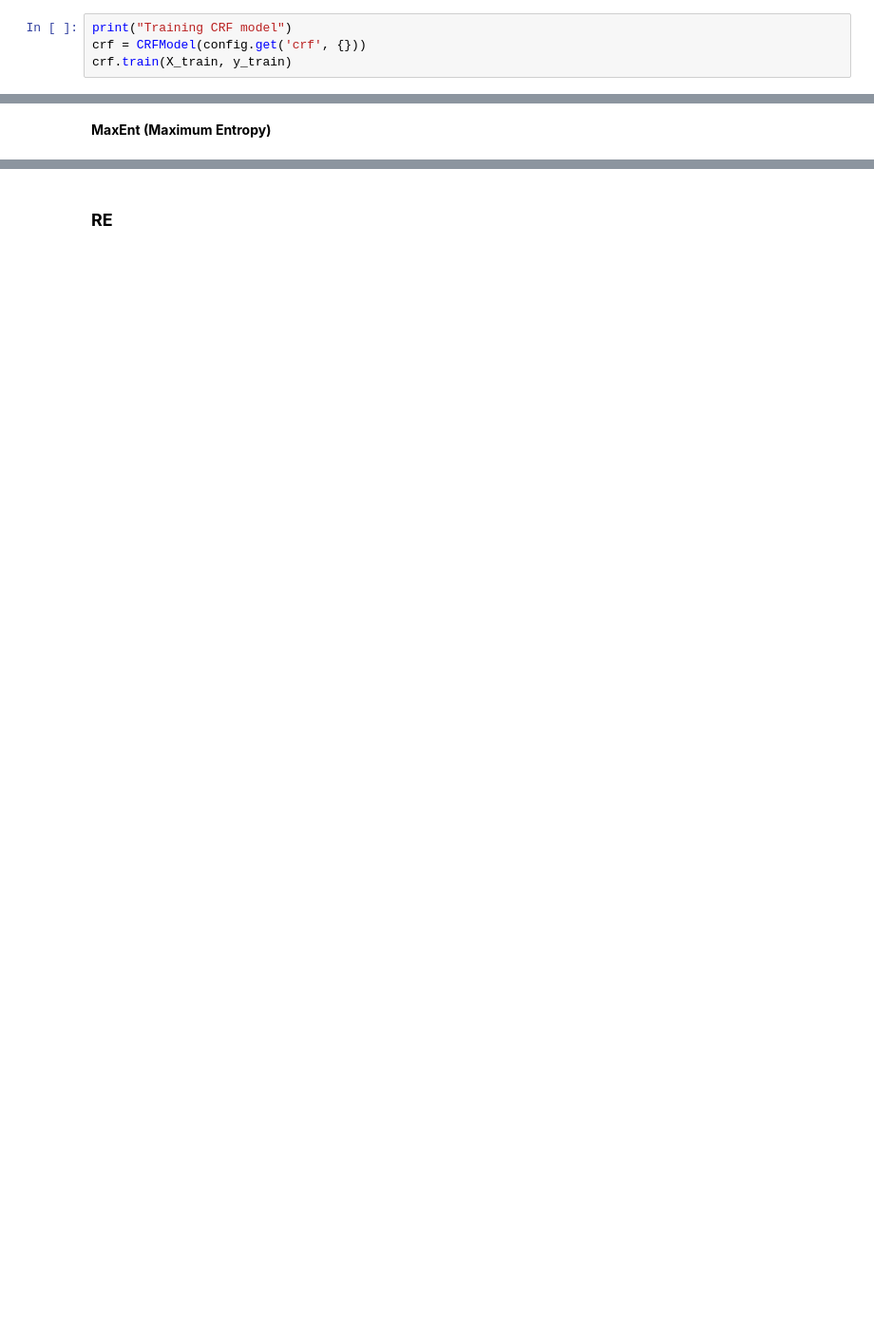
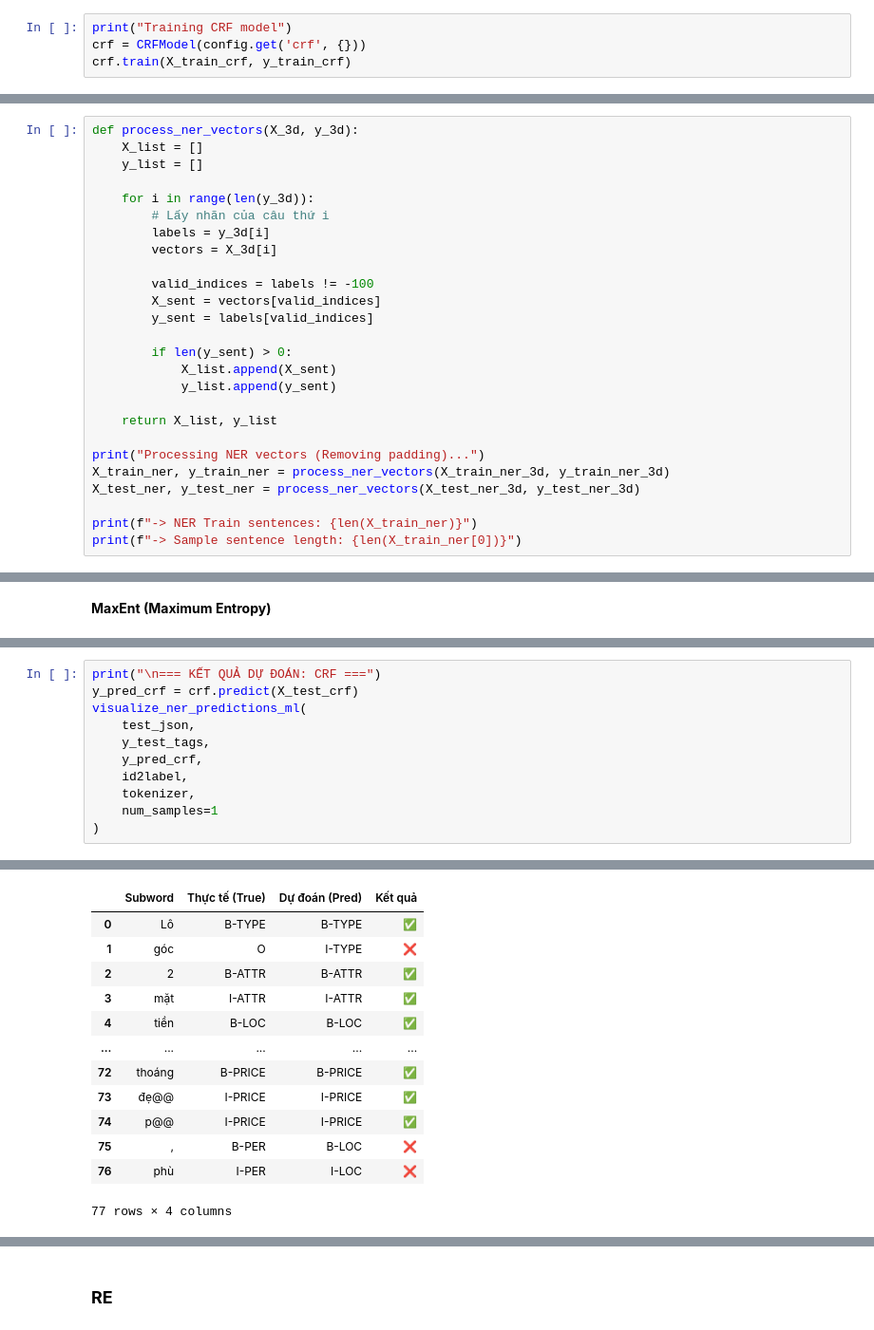
Before and after one commit to Tommyhuy1705/Comparative_ML_Deep_Learning_Approaches_for_Information_Extraction_in_Real_Estate, a Jupyter notebook: notebooks/02_Exp_Machine_Learning.ipynb, the cells around one changed output, grey strips where cells are left out. Shown at 95% size. Drawn from its saved outputs; the diff is of its cells as text; blank space fills up the shorter version.

```diff
--- a/notebooks/02_Exp_Machine_Learning.ipynb
+++ b/notebooks/02_Exp_Machine_Learning.ipynb
@@ -114,7 +196,7 @@ def evaluate_model(y_true, y_pred, model_name):
 # %%
 print("Training CRF model")
 crf = CRFModel(config.get('crf', {}))
-crf.train(X_train, y_train)
+crf.train(X_train_crf, y_train_crf)
 # %% [output]
 Training CRF model
 # %%
@@ -147,0 +224,26 @@ weighted avg     0.5906    0.5560    0.5689      4536
+# %%
+def process_ner_vectors(X_3d, y_3d):
+    X_list = []
+    y_list = []
+
+    for i in range(len(y_3d)):
+        # Lấy nhãn của câu thứ i
+        labels = y_3d[i]
+        vectors = X_3d[i]
+
+        valid_indices = labels != -100
+        X_sent = vectors[valid_indices]
+        y_sent = labels[valid_indices]
+
+        if len(y_sent) > 0:
+            X_list.append(X_sent)
+            y_list.append(y_sent)
+
+    return X_list, y_list
+
+print("Processing NER vectors (Removing padding)...")
+X_train_ner, y_train_ner = process_ner_vectors(X_train_ner_3d, y_train_ner_3d)
+X_test_ner, y_test_ner = process_ner_vectors(X_test_ner_3d, y_test_ner_3d)
+
+print(f"-> NER Train sentences: {len(X_train_ner)}")
+print(f"-> Sample sentence length: {len(X_train_ner[0])}")
@@ -368,0 +361,12 @@ Visualizing NER Predictions for Maxent Model
+# %%
+print("\n=== KẾT QUẢ DỰ ĐOÁN: CRF ===")
+y_pred_crf = crf.predict(X_test_crf)
+visualize_ner_predictions_ml(
+    test_json,
+    y_test_tags,
+    y_pred_crf,
+    id2label,
+    tokenizer,
+    num_samples=1
+)
+# %% [output]
@@ -368,0 +378,13 @@ Visualizing NER Predictions for Maxent Model
+|  | Subword | Thực tế (True) | Dự đoán (Pred) | Kết quả |
+| 0 | Lô | B-TYPE | B-TYPE | ✅ |
+| 1 | góc | O | I-TYPE | ❌ |
+| 2 | 2 | B-ATTR | B-ATTR | ✅ |
+| 3 | mặt | I-ATTR | I-ATTR | ✅ |
+| 4 | tiền | B-LOC | B-LOC | ✅ |
+| ... | ... | ... | ... | ... |
+| 72 | thoáng | B-PRICE | B-PRICE | ✅ |
+| 73 | đẹ@@ | I-PRICE | I-PRICE | ✅ |
+| 74 | p@@ | I-PRICE | I-PRICE | ✅ |
+| 75 | , | B-PER | B-LOC | ❌ |
+| 76 | phù | I-PER | I-LOC | ❌ |
+77 rows × 4 columns
```
Also changed, not shown: parts of 45 cells of this notebook, 1 other file.
